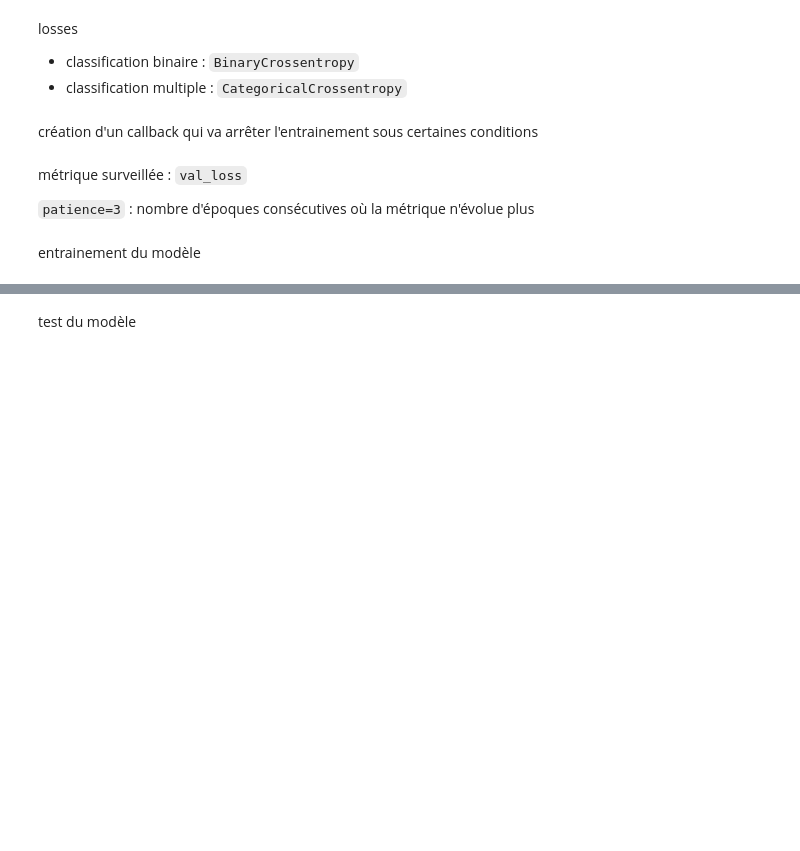
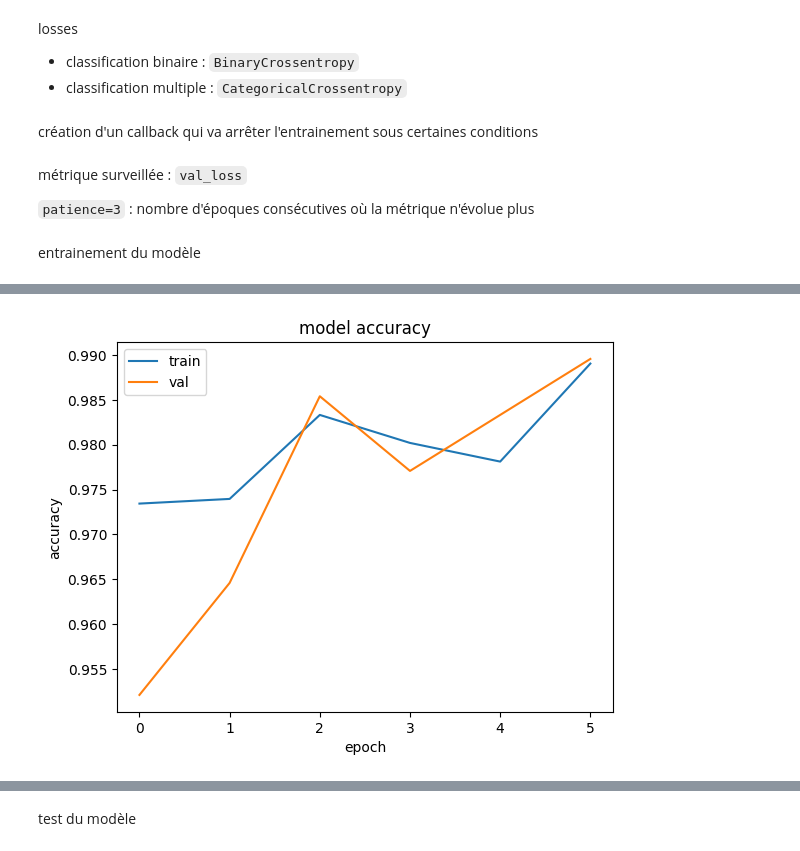
Before and after one commit to MaillotCedric/learn__dia--brief_2b, a Jupyter notebook: tutorials/image_classification.ipynb, the cells around one changed output, grey strips where cells are left out. Drawn from its saved outputs; the diff is of its cells as text; code cells hidden in the pictures; blank space fills up the shorter version.

```diff
--- a/tutorials/image_classification.ipynb
+++ b/tutorials/image_classification.ipynb
@@ -170,7 +170,7 @@ early_stop = EarlyStopping(patience=3, monitor="val_loss")
 # %% [markdown]
 entrainement du modèle
 # %%
-mon_modele.fit(
+historique = mon_modele.fit(
     train_dataset,
     epochs=10,
     validation_data=validation_dataset,
@@ -198,0 +192,11 @@ Epoch 9/10
+# %%
+from matplotlib import pyplot as plt
+plt.plot(historique.history['accuracy'])
+plt.plot(historique.history['val_accuracy'])
+plt.title('model accuracy')
+plt.ylabel('accuracy')
+plt.xlabel('epoch')
+plt.legend(['train', 'val'], loc='upper left')
+plt.show()
+# %% [output]
+[figure, added]
```
Also changed, not shown: parts of 4 cells of this notebook.
